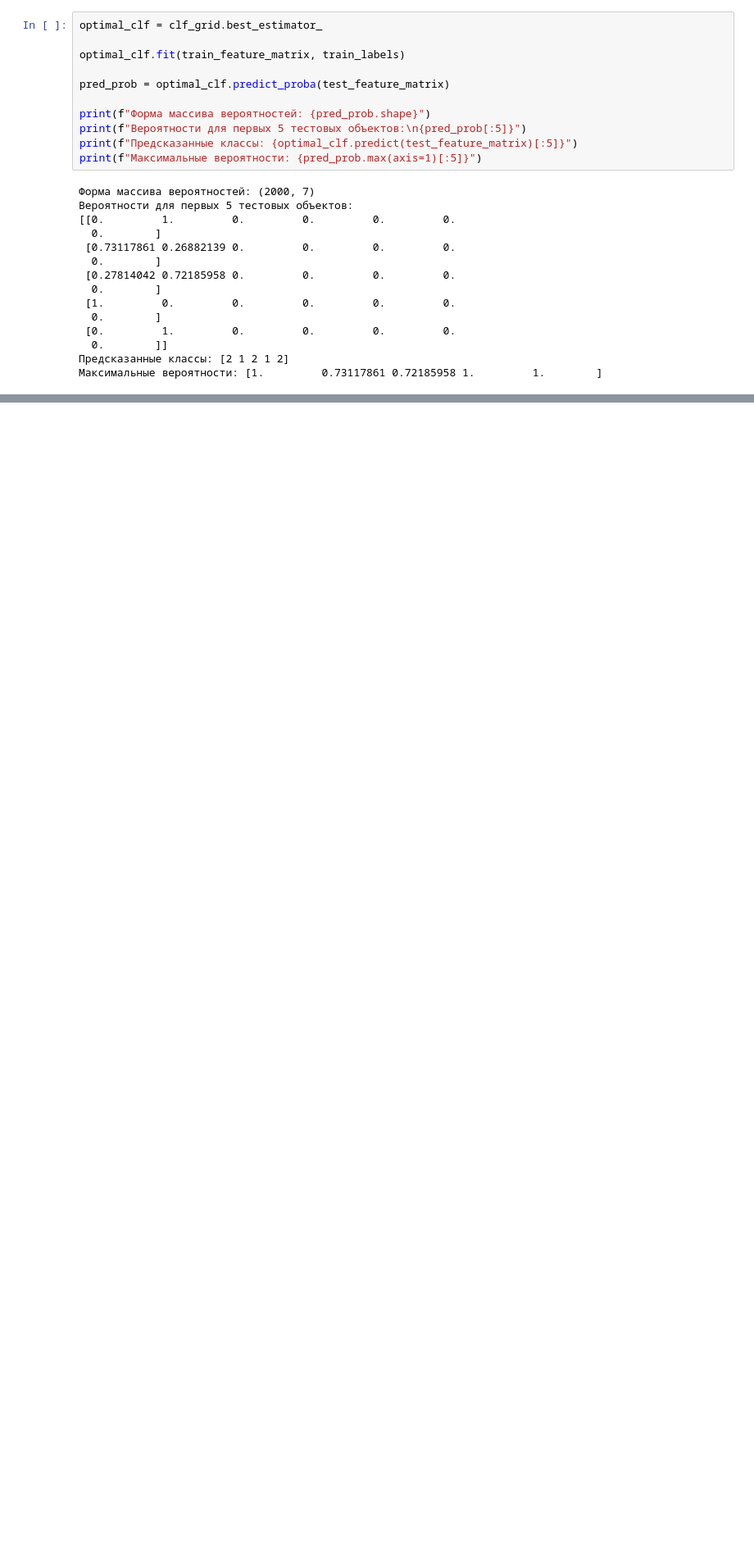
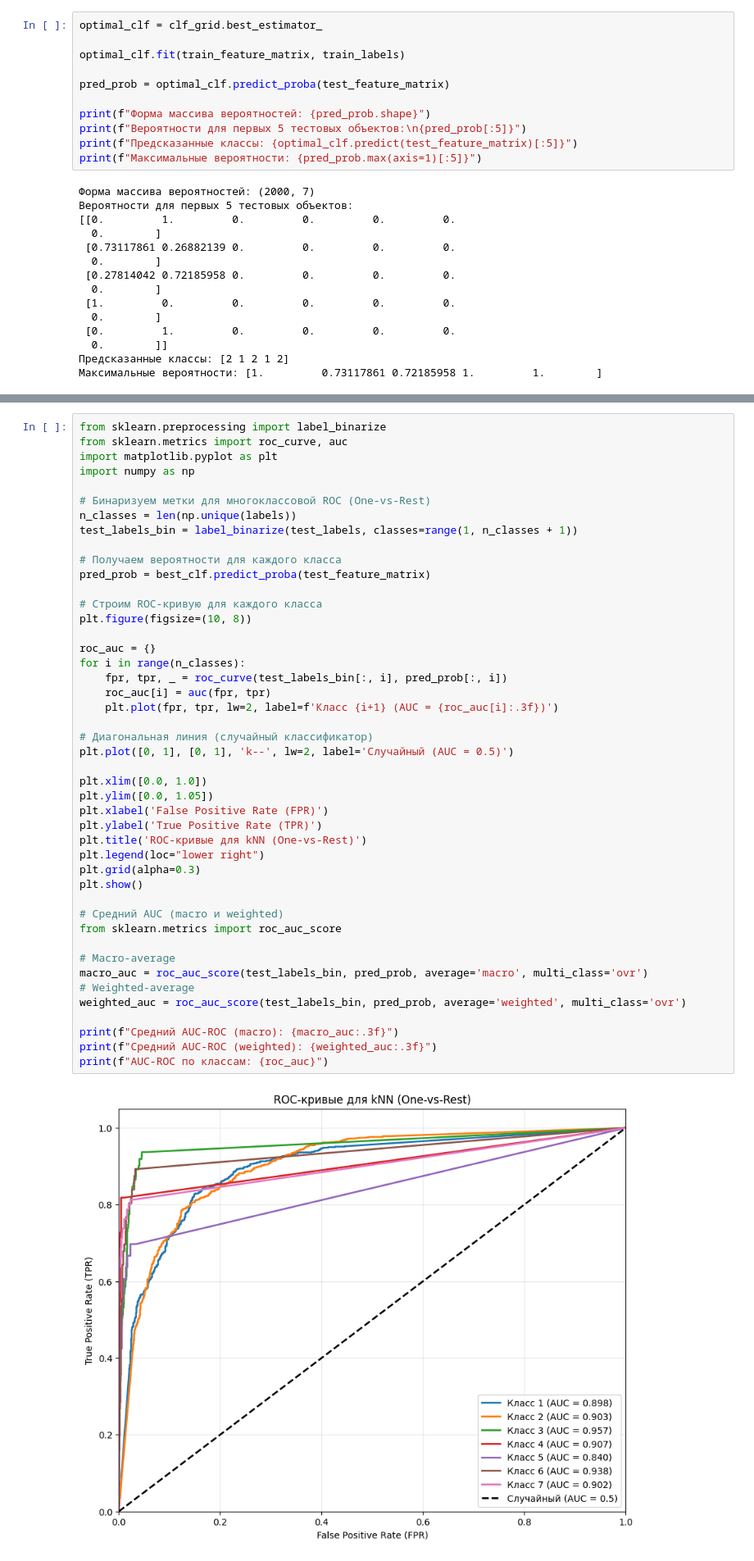
Before and after one commit to fedor-MA/homework, a Jupyter notebook: homework_5.ipynb, the cells around one changed output, grey strips where cells are left out. Shown at 82% size. Cells and saved outputs as stored; diff of their text form; blank space fills up the shorter version.

```diff
--- a/homework_5.ipynb
+++ b/homework_5.ipynb
@@ -90,0 +113,47 @@ plt.show()
+# %%
+from sklearn.preprocessing import label_binarize
+from sklearn.metrics import roc_curve, auc
+import matplotlib.pyplot as plt
+import numpy as np
+
+# Бинаризуем метки для многоклассовой ROC (One-vs-Rest)
+n_classes = len(np.unique(labels))
+test_labels_bin = label_binarize(test_labels, classes=range(1, n_classes + 1))
+
+# Получаем вероятности для каждого класса
+pred_prob = best_clf.predict_proba(test_feature_matrix)
+
+# Строим ROC-кривую для каждого класса
+plt.figure(figsize=(10, 8))
+
+roc_auc = {}
+for i in range(n_classes):
+    fpr, tpr, _ = roc_curve(test_labels_bin[:, i], pred_prob[:, i])
+    roc_auc[i] = auc(fpr, tpr)
+    plt.plot(fpr, tpr, lw=2, label=f'Класс {i+1} (AUC = {roc_auc[i]:.3f})')
+
+# Диагональная линия (случайный классификатор)
+plt.plot([0, 1], [0, 1], 'k--', lw=2, label='Случайный (AUC = 0.5)')
+
+plt.xlim([0.0, 1.0])
+plt.ylim([0.0, 1.05])
+plt.xlabel('False Positive Rate (FPR)')
+plt.ylabel('True Positive Rate (TPR)')
+plt.title('ROC-кривые для kNN (One-vs-Rest)')
+plt.legend(loc="lower right")
+plt.grid(alpha=0.3)
+plt.show()
+
+# Средний AUC (macro и weighted)
+from sklearn.metrics import roc_auc_score
+
+# Macro-average
+macro_auc = roc_auc_score(test_labels_bin, pred_prob, average='macro', multi_class='ovr')
+# Weighted-average
+weighted_auc = roc_auc_score(test_labels_bin, pred_prob, average='weighted', multi_class='ovr')
+
+print(f"Средний AUC-ROC (macro): {macro_auc:.3f}")
+print(f"Средний AUC-ROC (weighted): {weighted_auc:.3f}")
+print(f"AUC-ROC по классам: {roc_auc}")
+# %% [output]
+[figure, added]
```
Also changed, not shown: parts of 3 cells of this notebook, 1 other file.
